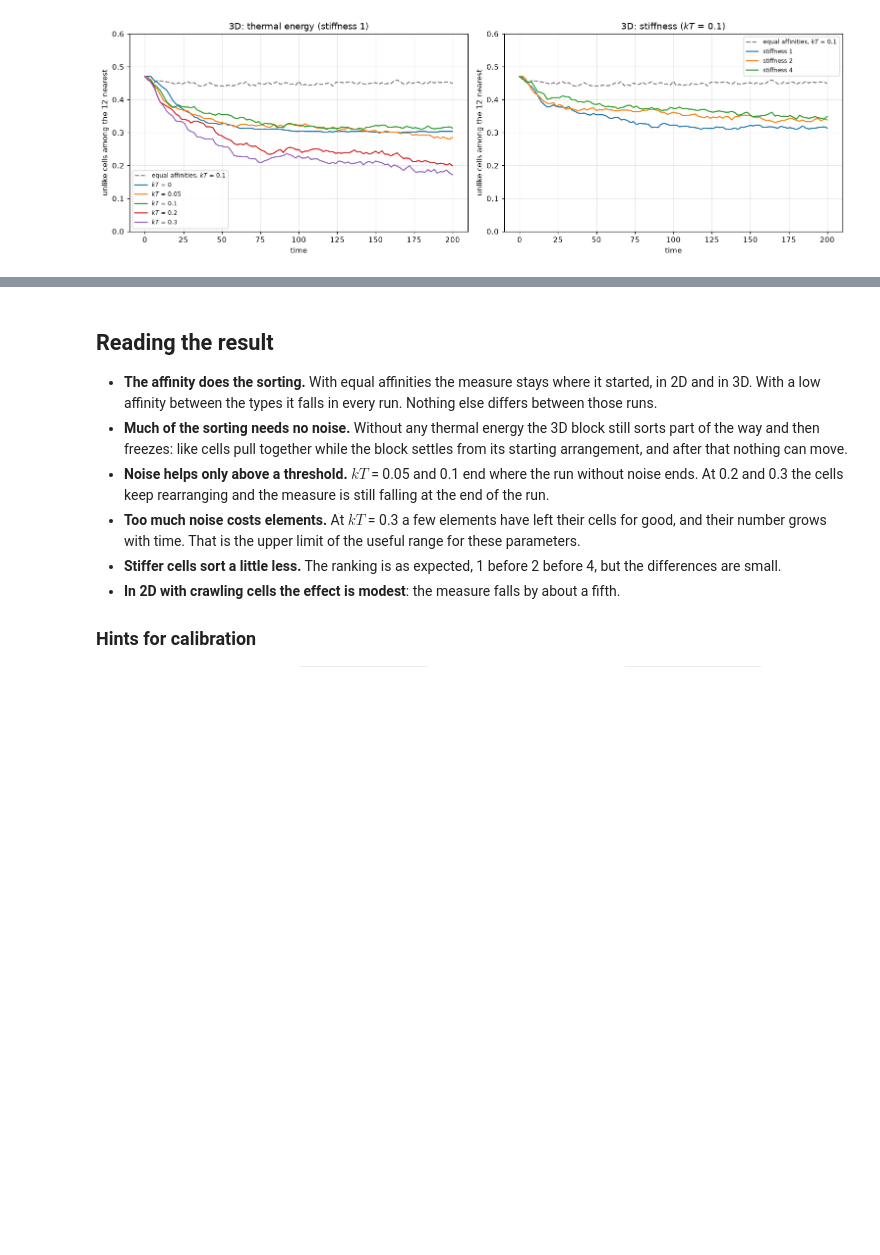
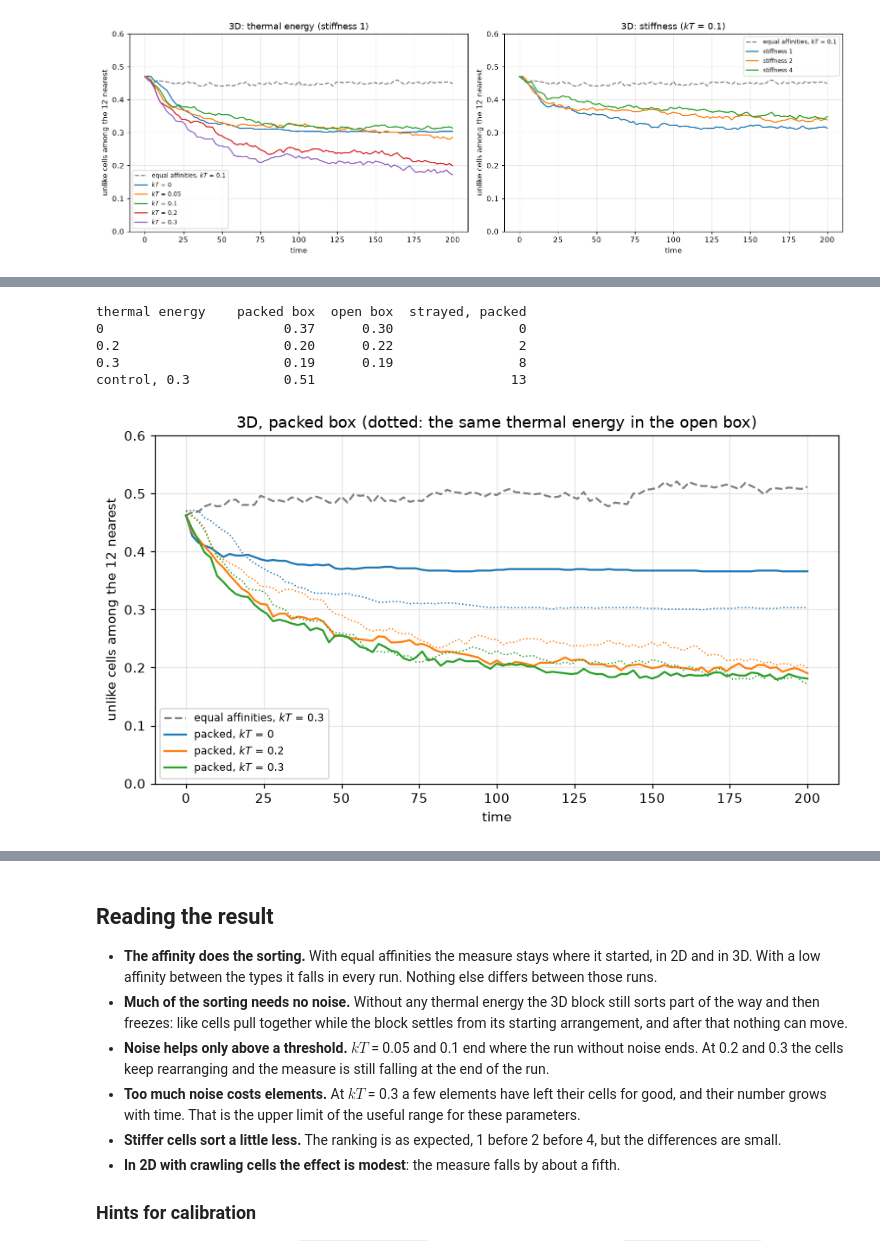
Before and after one commit to marcorusc/PhysiCore, a Jupyter notebook: mechanics/micromechanics/docs/notebooks/cell_types.ipynb, the cells around one changed output, grey strips where cells are left out. Saved outputs shown, nothing was run; the diff lists cells and outputs as text; code cells hidden in the pictures; blank space fills up the shorter version.

```diff
--- a/mechanics/micromechanics/docs/notebooks/cell_types.ipynb
+++ b/mechanics/micromechanics/docs/notebooks/cell_types.ipynb
@@ -207,0 +217,32 @@ stiffness 4, kT = 0.1                0.35                             0
+# %%
+fig, ax = plt.subplots(figsize=(8, 4.6))
+
+params, packed_control = load("cell_sorting_3d_packed_control.csv")
+ax.plot(packed_control["time"], packed_control["unlike_nearest_fraction"], color="gray", linestyle="--", label="equal affinities, $kT$ = 0.3")
+
+print(f"{'thermal energy':<16}{'packed box':>12}{'open box':>10}{'strayed, packed':>17}")
+packed = {}
+for kT in ("0", "0.2", "0.3"):
+    params, table = load(f"cell_sorting_3d_packed_kT_{kT}.csv")
+    line, = ax.plot(table["time"], table["unlike_nearest_fraction"], label=f"packed, $kT$ = {kT}")
+    _, open_box = load(f"cell_sorting_3d_kT_{kT}.csv")
+    ax.plot(open_box["time"], open_box["unlike_nearest_fraction"], color=line.get_color(), linestyle=":", linewidth=1)
+    packed[kT] = late(table)
+    print(f"{kT:<16}{packed[kT]:>12.2f}{late(open_box):>10.2f}{int(table['stray_elements'][-1]):>17}")
+print(f"{'control, 0.3':<16}{late(packed_control):>12.2f}{'':>10}{int(packed_control['stray_elements'][-1]):>17}")
+
+ax.set(xlabel="time", ylabel="unlike cells among the 12 nearest", ylim=(0, 0.6),
+       title="3D, packed box (dotted: the same thermal energy in the open box)")
+ax.legend(fontsize=8)
+fig.tight_layout()
+
+assert late(packed_control) > 0.45, "with equal affinities packed cells stay mixed"
+assert packed["0"] > 0.33, "without noise packed cells sort little and then jam"
+assert packed["0.2"] < 0.25 and packed["0.3"] < 0.25, "with strong noise packed cells sort"
+# %% [output]
+thermal energy    packed box  open box  strayed, packed
+0                       0.37      0.30                0
+0.2                     0.20      0.22                2
+0.3                     0.19      0.19                8
+control, 0.3            0.51                         13
+[figure, added]
```
Also changed, not shown: parts of 3 cells of this notebook, 5 other files.
